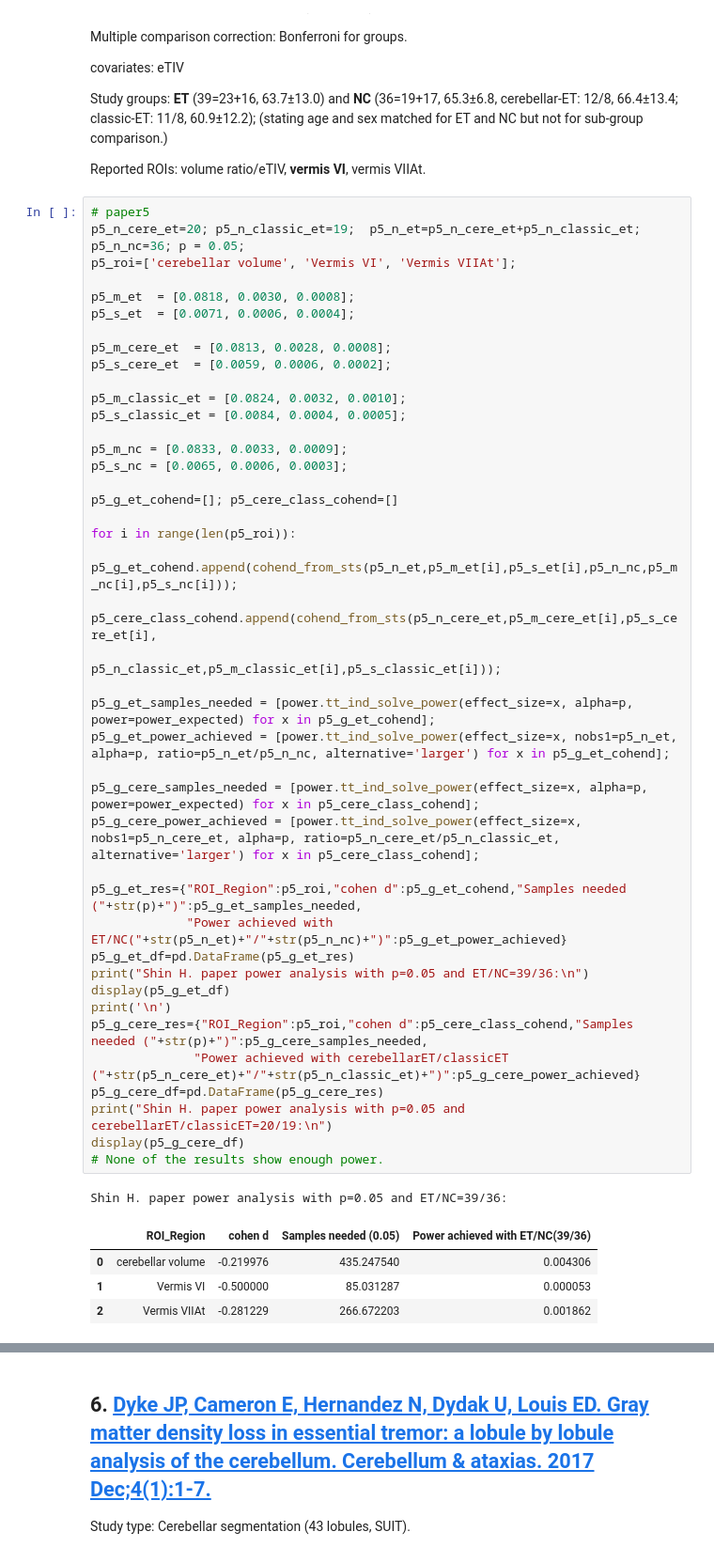
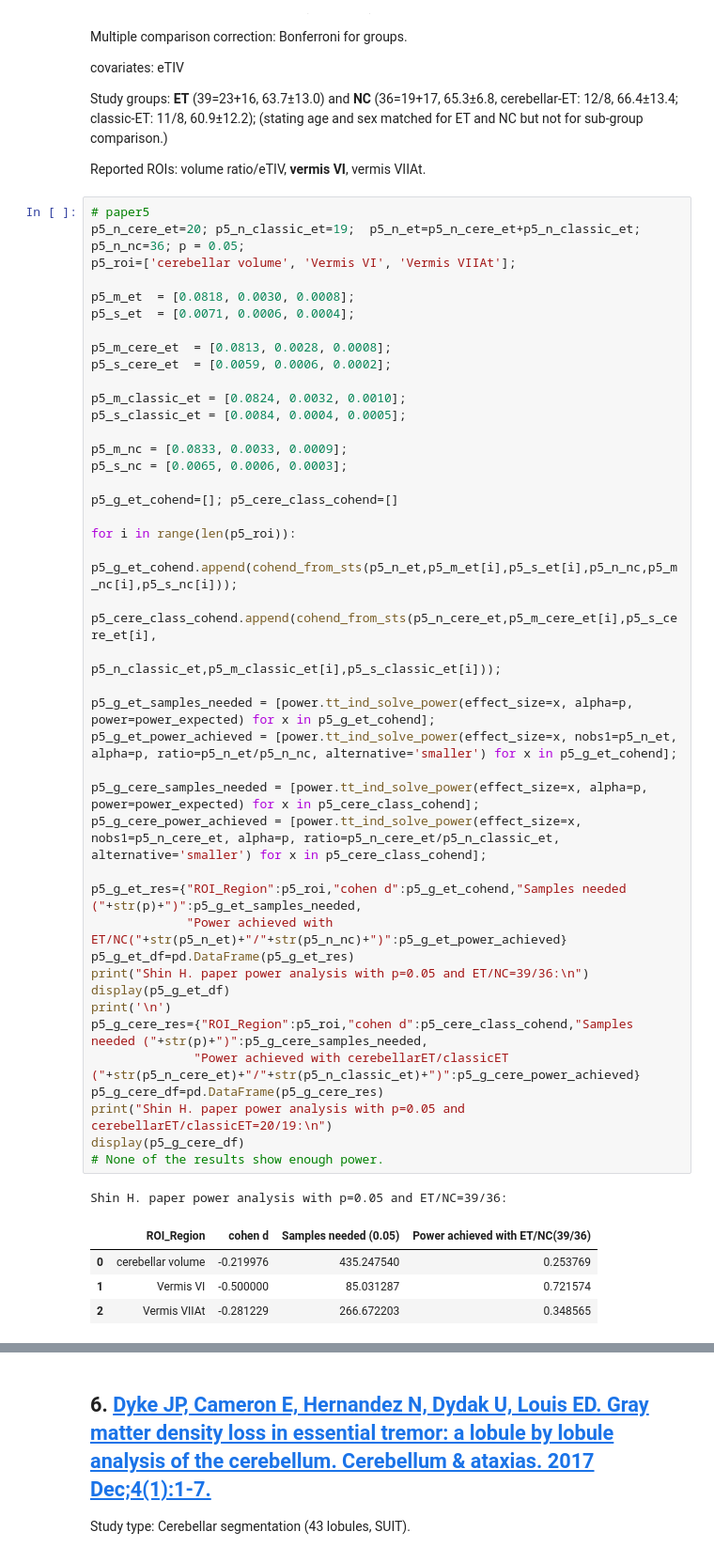
Before and after one commit to Vincent-wq/Replicability-of-PD-ICA, a Jupyter notebook: codes/devel/cerebellum_confounder/0_power_analysis.ipynb, the cells around one changed output, grey strips where cells are left out. Shown at 94% size. Drawn from its saved outputs; the diff is of its cells as text.

```diff
--- a/codes/devel/cerebellum_confounder/0_power_analysis.ipynb
+++ b/codes/devel/cerebellum_confounder/0_power_analysis.ipynb
@@ -338,37 +345,37 @@ p5_s_classic_et = [0.0084, 0.0004, 0.0005];
 
 p5_m_nc = [0.0833, 0.0033, 0.0009];
 p5_s_nc = [0.0065, 0.0006, 0.0003];
 
 p5_g_et_cohend=[]; p5_cere_class_cohend=[]
 
 for i in range(len(p5_roi)):
     p5_g_et_cohend.append(cohend_from_sts(p5_n_et,p5_m_et[i],p5_s_et[i],p5_n_nc,p5_m_nc[i],p5_s_nc[i]));
     p5_cere_class_cohend.append(cohend_from_sts(p5_n_cere_et,p5_m_cere_et[i],p5_s_cere_et[i],
                                                 p5_n_classic_et,p5_m_classic_et[i],p5_s_classic_et[i]));
 
 p5_g_et_samples_needed = [power.tt_ind_solve_power(effect_size=x, alpha=p, power=power_expected) for x in p5_g_et_cohend];
-p5_g_et_power_achieved = [power.tt_ind_solve_power(effect_size=x, nobs1=p5_n_et, alpha=p, ratio=p5_n_et/p5_n_nc, alternative='larger') for x in p5_g_et_cohend];
+p5_g_et_power_achieved = [power.tt_ind_solve_power(effect_size=x, nobs1=p5_n_et, alpha=p, ratio=p5_n_et/p5_n_nc, alternative='smaller') for x in p5_g_et_cohend];
 
 p5_g_cere_samples_needed = [power.tt_ind_solve_power(effect_size=x, alpha=p, power=power_expected) for x in p5_cere_class_cohend];
-p5_g_cere_power_achieved = [power.tt_ind_solve_power(effect_size=x, nobs1=p5_n_cere_et, alpha=p, ratio=p5_n_cere_et/p5_n_classic_et, alternative='larger') for x in p5_cere_class_cohend];
+p5_g_cere_power_achieved = [power.tt_ind_solve_power(effect_size=x, nobs1=p5_n_cere_et, alpha=p, ratio=p5_n_cere_et/p5_n_classic_et, alternative='smaller') for x in p5_cere_class_cohend];
 
 p5_g_et_res={"ROI_Region":p5_roi,"cohen d":p5_g_et_cohend,"Samples needed ("+str(p)+")":p5_g_et_samples_needed,
              "Power achieved with ET/NC("+str(p5_n_et)+"/"+str(p5_n_nc)+")":p5_g_et_power_achieved}
 p5_g_et_df=pd.DataFrame(p5_g_et_res)
 print("Shin H. paper power analysis with p=0.05 and ET/NC=39/36:\n")
 display(p5_g_et_df)
 print('\n')
 p5_g_cere_res={"ROI_Region":p5_roi,"cohen d":p5_cere_class_cohend,"Samples needed ("+str(p)+")":p5_g_cere_samples_needed,
               "Power achieved with cerebellarET/classicET ("+str(p5_n_cere_et)+"/"+str(p5_n_classic_et)+")":p5_g_cere_power_achieved}
 p5_g_cere_df=pd.DataFrame(p5_g_cere_res)
 print("Shin H. paper power analysis with p=0.05 and cerebellarET/classicET=20/19:\n")
 display(p5_g_cere_df)
 # None of the results show enough power.
 # %% [output]
 Shin H. paper power analysis with p=0.05 and ET/NC=39/36:
 |  | ROI_Region | cohen d | Samples needed (0.05) | Power achieved with ET/NC(39/36) |
-| 0 | cerebellar volume | -0.219976 | 435.247540 | 0.004306 |
-| 1 | Vermis VI | -0.500000 | 85.031287 | 0.000053 |
-| 2 | Vermis VIIAt | -0.281229 | 266.672203 | 0.001862 |
+| 0 | cerebellar volume | -0.219976 | 435.247540 | 0.253769 |
+| 1 | Vermis VI | -0.500000 | 85.031287 | 0.721574 |
+| 2 | Vermis VIIAt | -0.281229 | 266.672203 | 0.348565 |
 Shin H. paper power analysis with p=0.05 and cerebellarET/classicET=20/19:
 |  | ROI_Region | cohen d | Samples needed (0.05) | Power achieved with cerebellarET/... |
```
Also changed, not shown: parts of 7 cells of this notebook.
